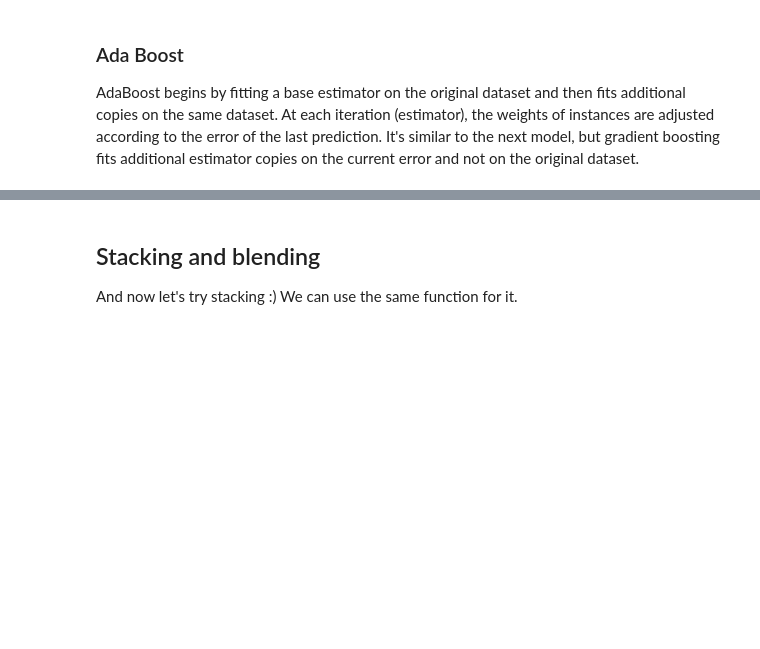
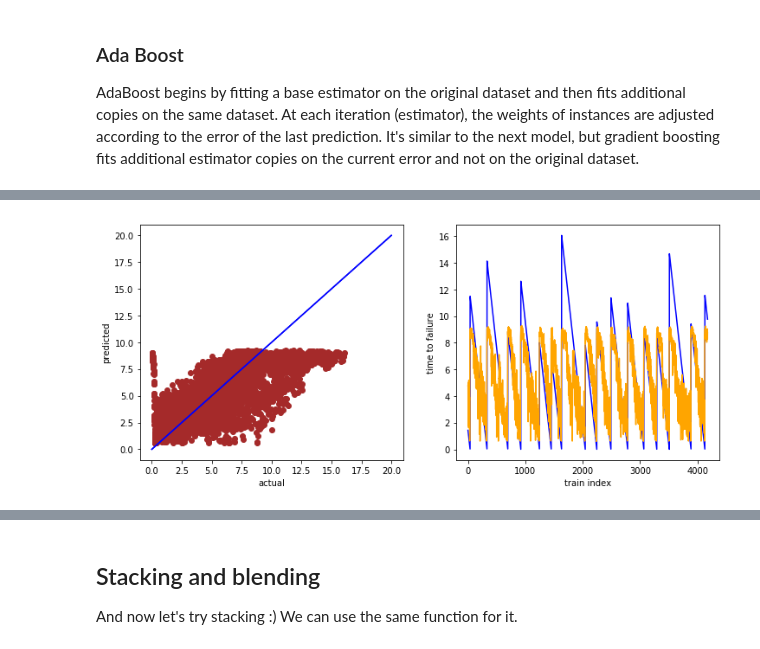
Before and after one commit to ricarddelgado/lanl-earthquake-kaggle, a Jupyter notebook: LANL Master notebook.ipynb, the cells around one changed output, grey strips where cells are left out. Saved outputs shown, nothing was run; the diff lists cells and outputs as text; code cells hidden in the pictures; blank space fills up the shorter version.

```diff
--- a/LANL Master notebook.ipynb
+++ b/LANL Master notebook.ipynb
@@ -520,0 +569,79 @@ KeyboardInterrupt:
+# %%
+out_path = '../output/features_list_gdi_nn_5x256x1/'
+all_files = [f for f in os.listdir(out_path) if os.path.isfile(os.path.join(out_path, f))]
+li = []
+for f in all_files:
+    df = pd.read_csv(os.path.join(out_path, f), index_col=None, header=0)
+    li.append(df)
+results_nn = pd.concat(li, axis=0, ignore_index=True)
+# %%
+num_single_nets = 3
+results_nn_sorted = results_nn.sort_values(by=['val_score']).iloc[0:num_single_nets]
+# %%
+predictions = np.zeros((num_single_nets,len(X_test_scaled)))
+oofs = np.zeros((num_single_nets,len(X_train_scaled)))
+scores = []
+for i in tqdm_notebook(range(num_single_nets)):
+    nn_features_list = [results_nn_sorted['f1'].iloc[i],
+                        results_nn_sorted['f2'].iloc[i],
+                        results_nn_sorted['f3'].iloc[i],
+                        results_nn_sorted['f4'].iloc[i],
+                        results_nn_sorted['f5'].iloc[i]]
+    X_train_nn = X_train_scaled[nn_features_list]
+    X_test_nn = X_test_scaled[nn_features_list]
+    print(f"Building FC-NN {i}. Features considered:")
+    print(nn_features_list)
+    model = tf.keras.Sequential()
+    model.add(tf.keras.layers.Dense(1,
+                                    input_dim=X_train_nn.shape[-1],
+                                    activation='tanh'))
+    model.add(tf.keras.layers.Dense(1,
+                                    activation=tf.keras.layers.LeakyReLU()))
+
+    model.compile(loss='mean_absolute_error', optimizer='adam', metrics=['mean_absolute_error'])
+    EPOCHS = 200
+    early_stop = tf.keras.callbacks.EarlyStopping(monitor='mean_absolute_error', patience=100)
+    history = model.fit(
+        X_train_nn,
+        y_tr,
+        validation_split=0.2,
+        epochs=EPOCHS,
+        shuffle=True,
+        verbose=0,
+        callbacks=[early_stop, PrintDot()])
+    hist = pd.DataFrame(history.history)
+    val_score = hist['val_mean_absolute_error'].iloc[-1]
+    scores.append(val_score)
+    print(f'val_score={val_score}')
+
+    oofs[i] = model.predict(X_train_nn).reshape(-1,)
+    predictions[i] = model.predict(X_test_nn).reshape(-1,)
+
+    #Save results
+    if i==1:
+        print(model.summary())
+        tf.keras.utils.plot_model(model, to_file='./figures/5x256x1.png', show_shapes=True, show_layer_names=True)
+
+    #Housekeeping
+    del model
+    tf.keras.backend.clear_session()
+
+#Combine estimations
+model_confidence = 1/np.array(scores)
+model_confidence /= np.sum(model_confidence)
+prediction = np.average(predictions.T, weights=model_confidence, axis=1)
+oof = np.average(oofs.T, weights=model_confidence, axis=1)
+
+#Show results
+fig, axis = plt.subplots(1, 2, figsize=(12,5))
+ax1, ax2 = axis
+ax1.set_xlabel('actual')
+ax1.set_ylabel('predicted')
+ax2.set_xlabel('train index')
+ax2.set_ylabel('time to failure')
+ax1.scatter(y_tr, oof, color='brown')
+ax1.plot([(0, 0), (20, 20)], [(0, 0), (20, 20)], color='blue')
+ax2.plot(y_tr, color='blue', label='y_train')
+ax2.plot(oof, color='orange')
+print('CV mean score: {0:.4f}, std: {1:.4f}.'.format(np.mean(scores), np.std(scores)))
+# %% [output]
@@ -520,0 +666 @@ KeyboardInterrupt:
+[figure, added]
```
Also changed, not shown: parts of 15 cells of this notebook, 5 other files.
